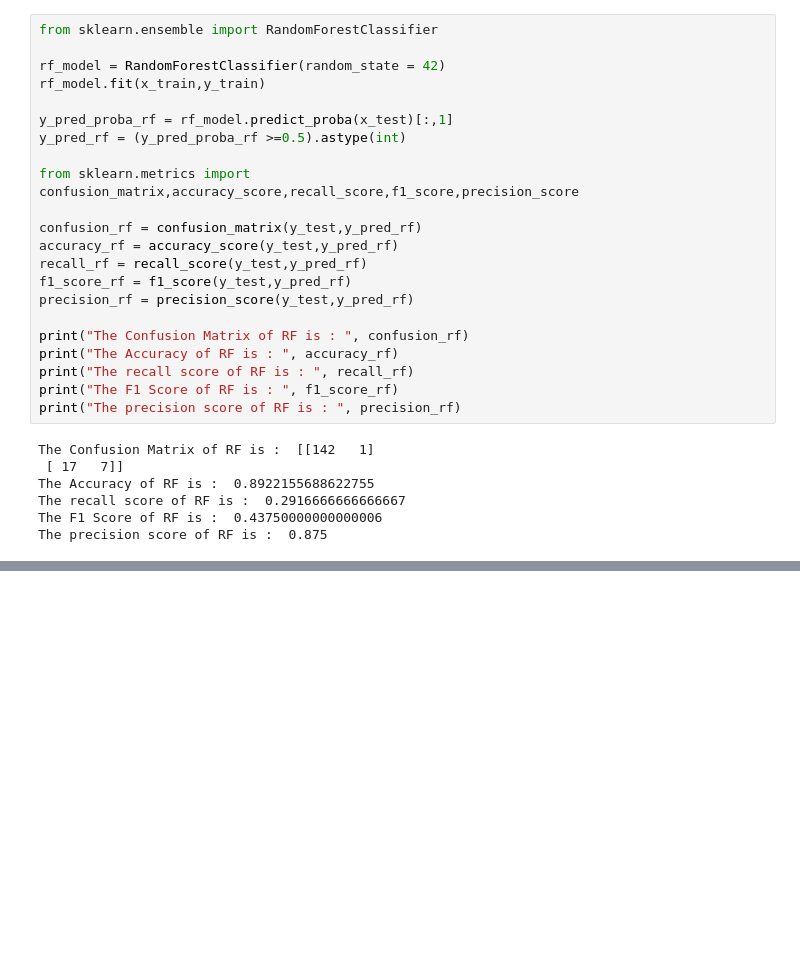
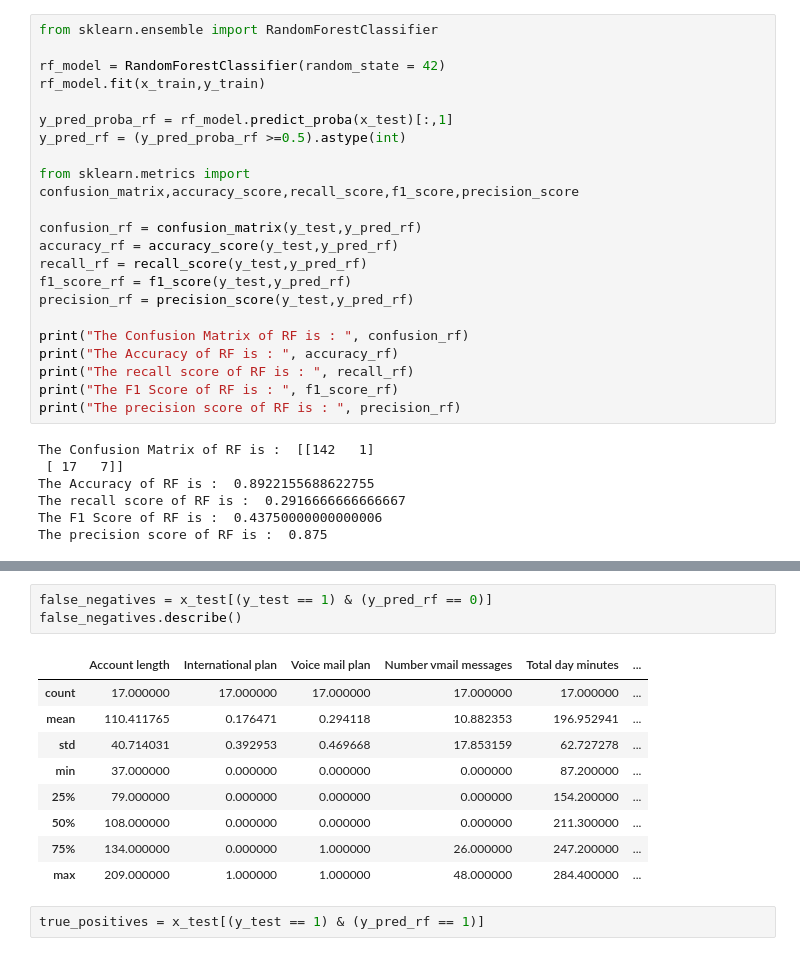
Before and after one commit to karthik-009g/Telecom-customer_Churn-project, a Jupyter notebook: Telecom churn analysis.ipynb, the cells around one changed output, grey strips where cells are left out. Cells and saved outputs as stored; diff of their text form; blank space fills up the shorter version.

```diff
--- a/Telecom churn analysis.ipynb
+++ b/Telecom churn analysis.ipynb
@@ -624,0 +661,15 @@ The precision score of RF is :  0.875
+# %%
+false_negatives = x_test[(y_test == 1) & (y_pred_rf == 0)]
+false_negatives.describe()
+# %% [output]
+|  | Account length | International plan | Voice mail plan | Number vmail messages | Total day minutes | ... |
+| count | 17.000000 | 17.000000 | 17.000000 | 17.000000 | 17.000000 | ... |
+| mean | 110.411765 | 0.176471 | 0.294118 | 10.882353 | 196.952941 | ... |
+| std | 40.714031 | 0.392953 | 0.469668 | 17.853159 | 62.727278 | ... |
+| min | 37.000000 | 0.000000 | 0.000000 | 0.000000 | 87.200000 | ... |
+| 25% | 79.000000 | 0.000000 | 0.000000 | 0.000000 | 154.200000 | ... |
+| 50% | 108.000000 | 0.000000 | 0.000000 | 0.000000 | 211.300000 | ... |
+| 75% | 134.000000 | 0.000000 | 1.000000 | 26.000000 | 247.200000 | ... |
+| max | 209.000000 | 1.000000 | 1.000000 | 48.000000 | 284.400000 | ... |
+# %%
+true_positives = x_test[(y_test == 1) & (y_pred_rf == 1)]
```
Also changed, not shown: parts of 3 cells of this notebook.
